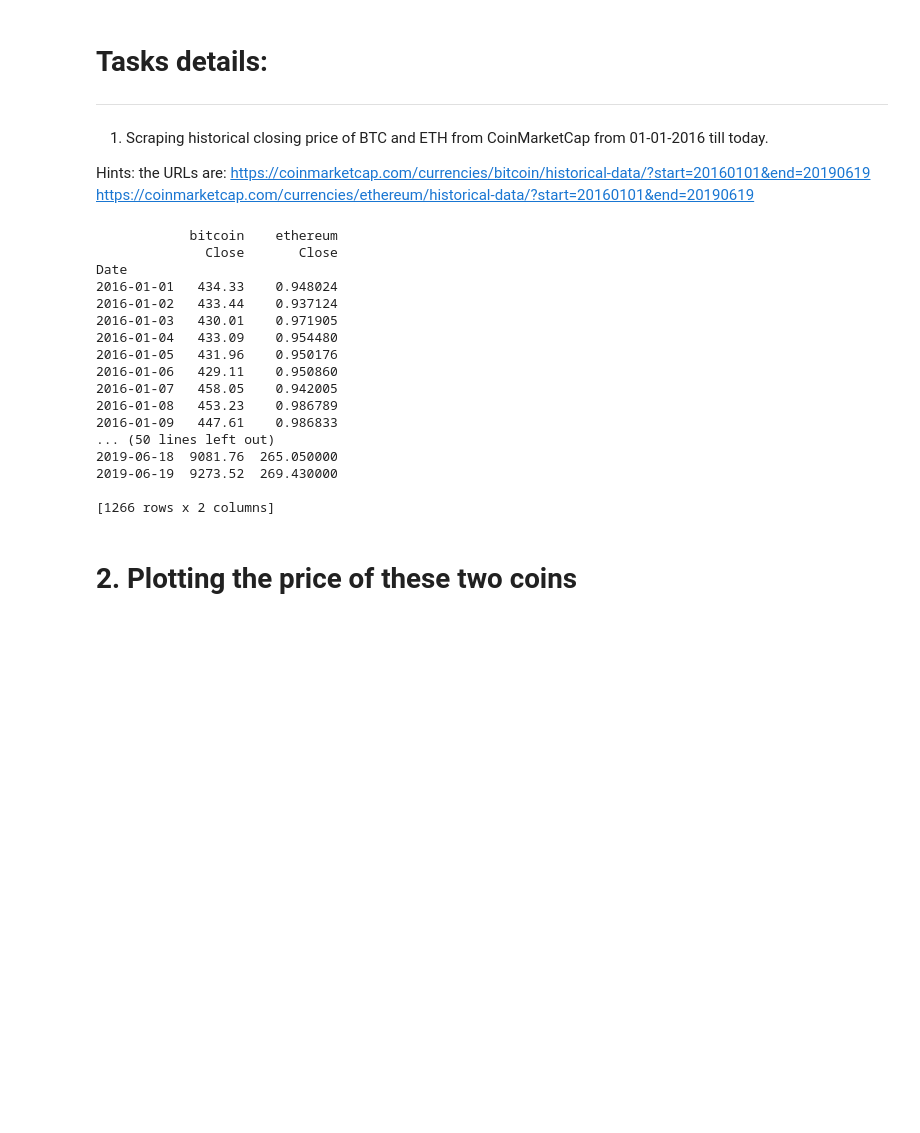
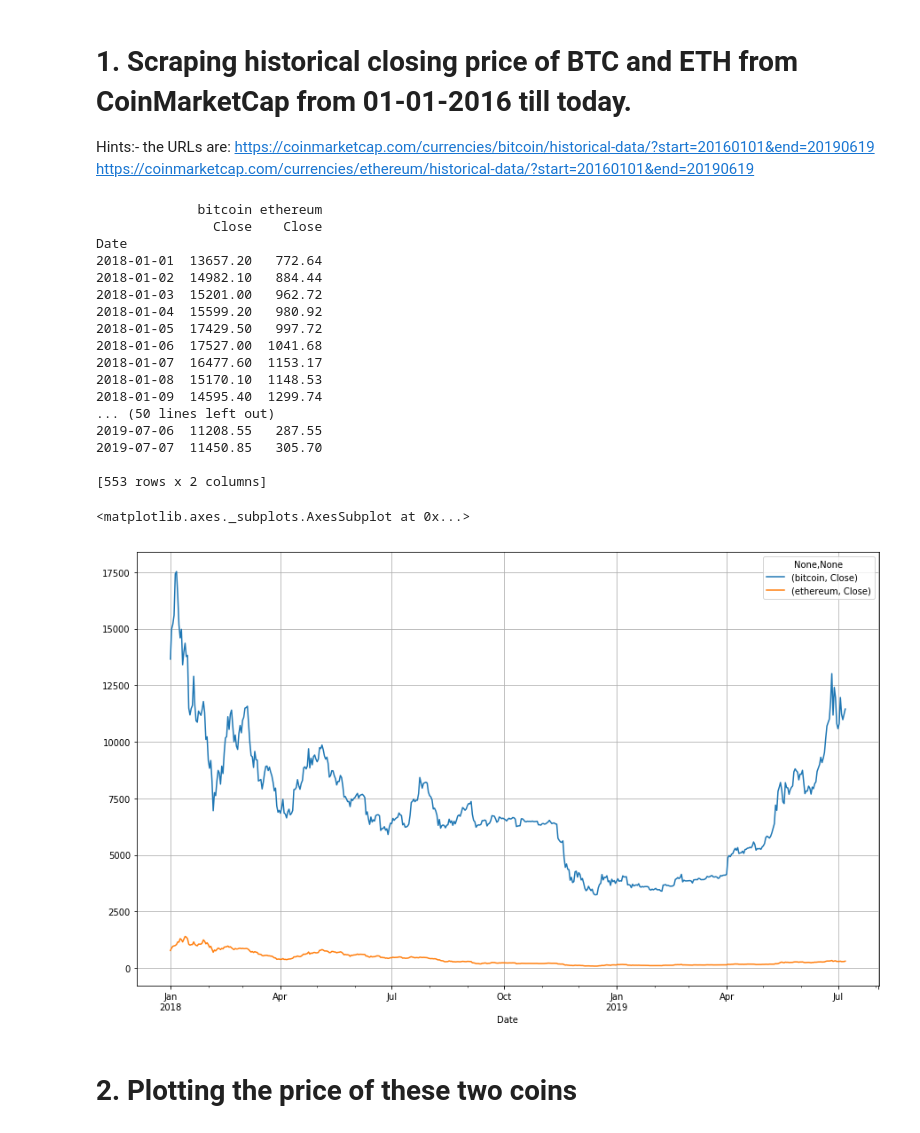
Before and after one commit to CharuJames/Data-Science, a Jupyter notebook: CoinMarketCap.ipynb, the cells around one changed output. Saved outputs shown, nothing was run; the diff lists cells and outputs as text; code cells hidden in the pictures; blank space fills up the shorter version.

```diff
--- a/CoinMarketCap.ipynb
+++ b/CoinMarketCap.ipynb
@@ -1,37 +1,42 @@
 # %% [markdown]
-# Tasks details:
---------------
-1. Scraping historical closing price of BTC and ETH from CoinMarketCap from 01-01-2016 till today.
-
-Hints: the URLs are:
+# 1. Scraping historical closing price of BTC and ETH from CoinMarketCap from 01-01-2016 till today.
+Hints:- the URLs are:
 https://coinmarketcap.com/currencies/bitcoin/historical-data/?start=20160101&end=20190619
 https://coinmarketcap.com/currencies/ethereum/historical-data/?start=20160101&end=20190619
 # %%
 from cmc import coinmarketcap
 from datetime import datetime
 import matplotlib.pyplot as plt
+import pylab
+
 crypto = ['bitcoin','ethereum']
-start_date, end_date = datetime(2016,1,1), datetime(2019,6,19)
+start_date, end_date = datetime(2018,1,1), datetime(2019,7,7)
 df_cryptos = coinmarketcap.getDataFor(crypto, start_date, end_date, fields = ['Close'])
 print(df_cryptos)
+
+pylab.rcParams['figure.figsize'] = (15, 9)
+df_cryptos.plot(secondary_y = ["ethereum"] ,grid = True)
+#df_cryptos["2016-09-09":"2017-09-09"].plot()
 # %% [output]
-            bitcoin    ethereum
-              Close       Close
+             bitcoin ethereum
+               Close    Close
 Date
-2016-01-01   434.33    0.948024
-2016-01-02   433.44    0.937124
-2016-01-03   430.01    0.971905
-2016-01-04   433.09    0.954480
-2016-01-05   431.96    0.950176
-2016-01-06   429.11    0.950860
-2016-01-07   458.05    0.942005
-2016-01-08   453.23    0.986789
-2016-01-09   447.61    0.986833
+2018-01-01  13657.20   772.64
+2018-01-02  14982.10   884.44
+2018-01-03  15201.00   962.72
+2018-01-04  15599.20   980.92
+2018-01-05  17429.50   997.72
+2018-01-06  17527.00  1041.68
+2018-01-07  16477.60  1153.17
+2018-01-08  15170.10  1148.53
+2018-01-09  14595.40  1299.74
 ... (50 lines left out)
-2019-06-18  9081.76  265.050000
-2019-06-19  9273.52  269.430000
+2019-07-06  11208.55   287.55
+2019-07-07  11450.85   305.70
 
-[1266 rows x 2 columns]
+[553 rows x 2 columns]
+<matplotlib.axes._subplots.AxesSubplot at 0x...>
+[figure, added]
 # %% [markdown]
 # 2. Plotting the price of these two coins
 # %%
```
Also changed, not shown: parts of 13 cells of this notebook.
